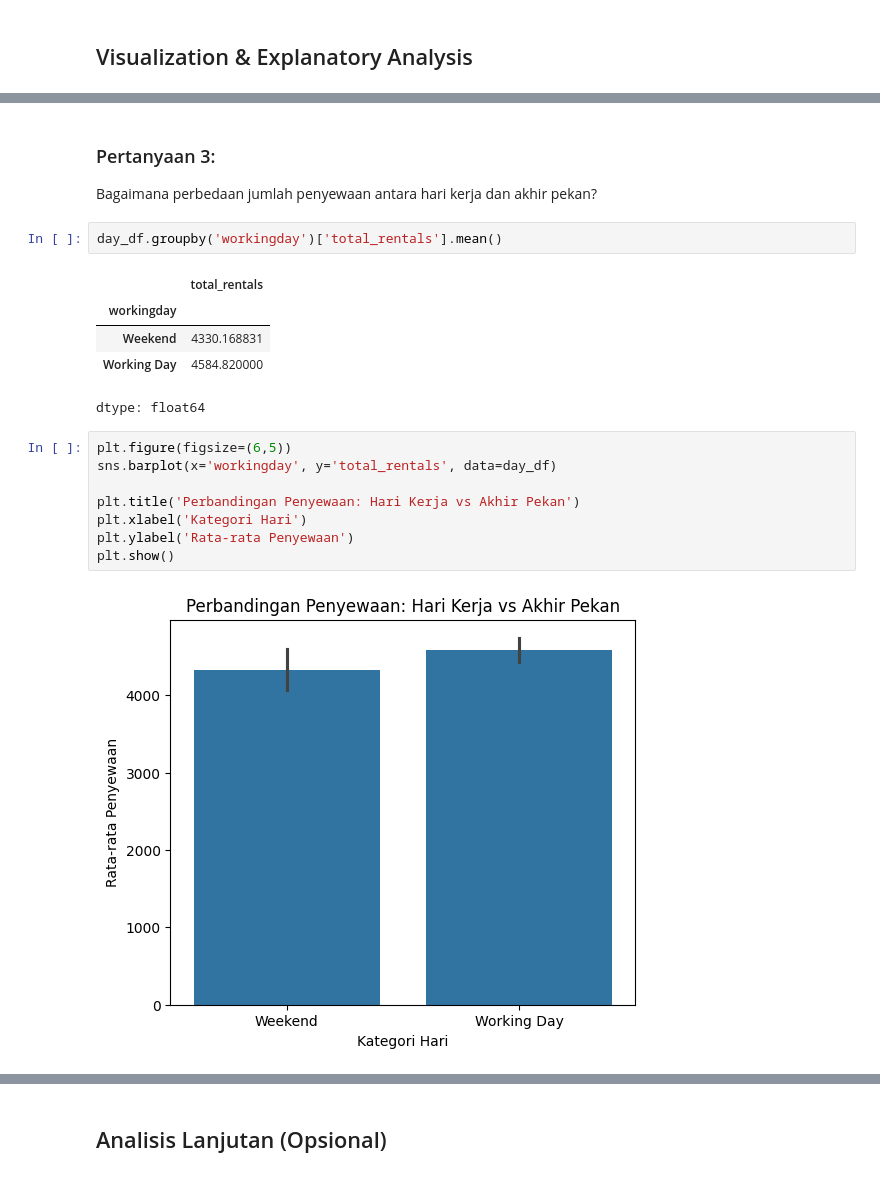
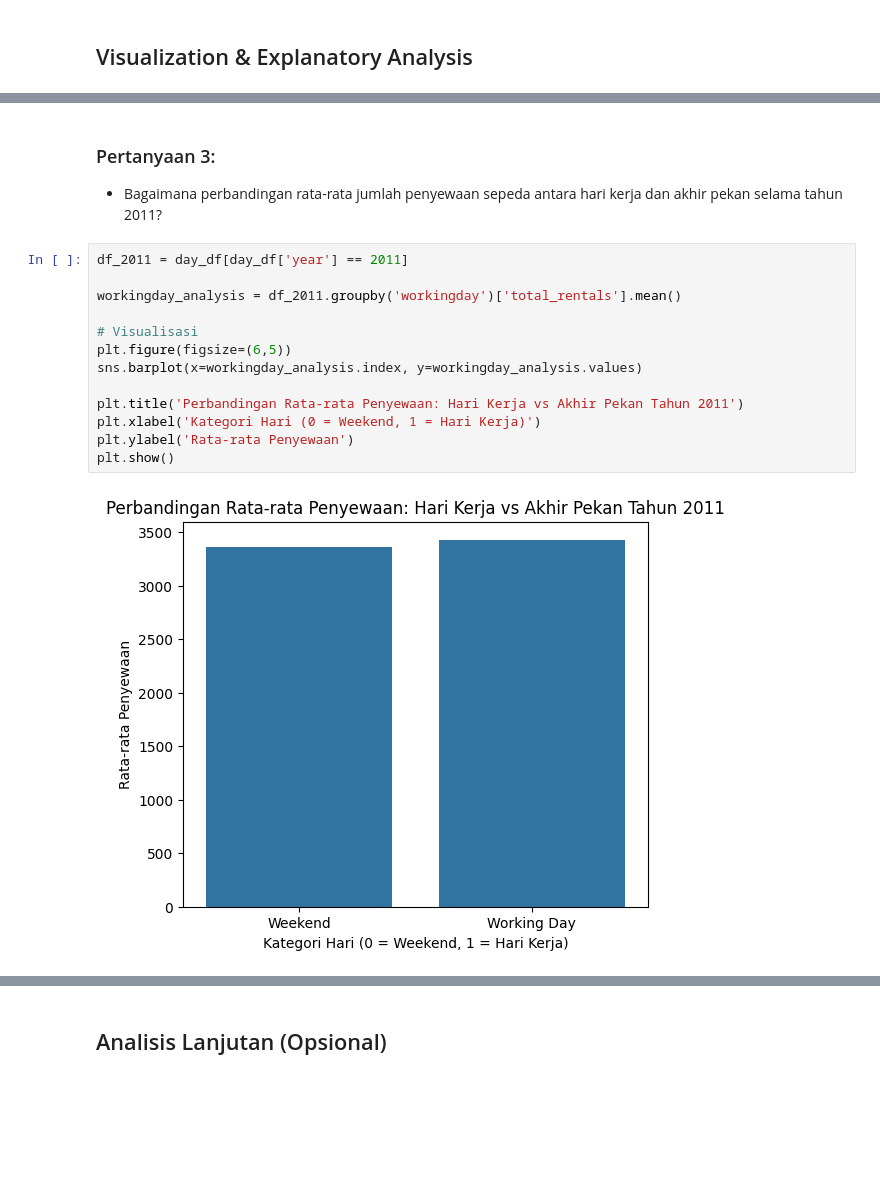
Before and after one commit to Anitawidyastini/submission, a Jupyter notebook: notebook.ipynb, the cells around one changed output, grey strips where cells are left out. Drawn from its saved outputs; the diff is of its cells as text; blank space fills up the shorter version.

```diff
--- a/notebook.ipynb
+++ b/notebook.ipynb
@@ -325,24 +311,21 @@ plt.show()
 # %% [markdown]
 ### Pertanyaan 3:
-Bagaimana perbedaan jumlah penyewaan antara hari kerja dan akhir pekan?
+- Bagaimana perbandingan rata-rata jumlah penyewaan sepeda antara hari kerja dan akhir pekan selama tahun 2011?
-# %%
-day_df.groupby('workingday')['total_rentals'].mean()
-# %% [output]
-|  | total_rentals |
-| workingday |  |
-| Weekend | 4330.168831 |
-| Working Day | 4584.820000 |
-dtype: float64
 # %%
+df_2011 = day_df[day_df['year'] == 2011]
+
+workingday_analysis = df_2011.groupby('workingday')['total_rentals'].mean()
+
+# Visualisasi
 plt.figure(figsize=(6,5))
-sns.barplot(x='workingday', y='total_rentals', data=day_df)
+sns.barplot(x=workingday_analysis.index, y=workingday_analysis.values)
 
-plt.title('Perbandingan Penyewaan: Hari Kerja vs Akhir Pekan')
-plt.xlabel('Kategori Hari')
+plt.title('Perbandingan Rata-rata Penyewaan: Hari Kerja vs Akhir Pekan Tahun 2011')
+plt.xlabel('Kategori Hari (0 = Weekend, 1 = Hari Kerja)')
 plt.ylabel('Rata-rata Penyewaan')
 plt.show()
 # %% [output]
-[figure, old version]
+[figure, new version]
 # %% [markdown]
 **Insight:**
 
```
Also changed, not shown: parts of 10 cells of this notebook.
